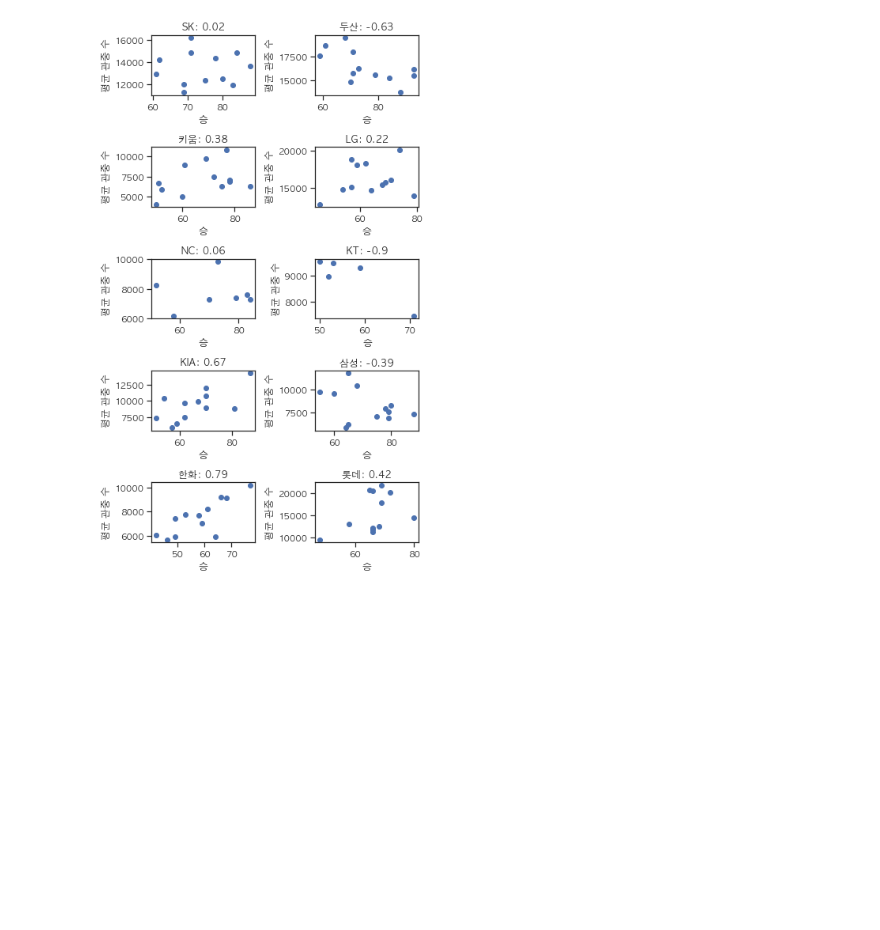
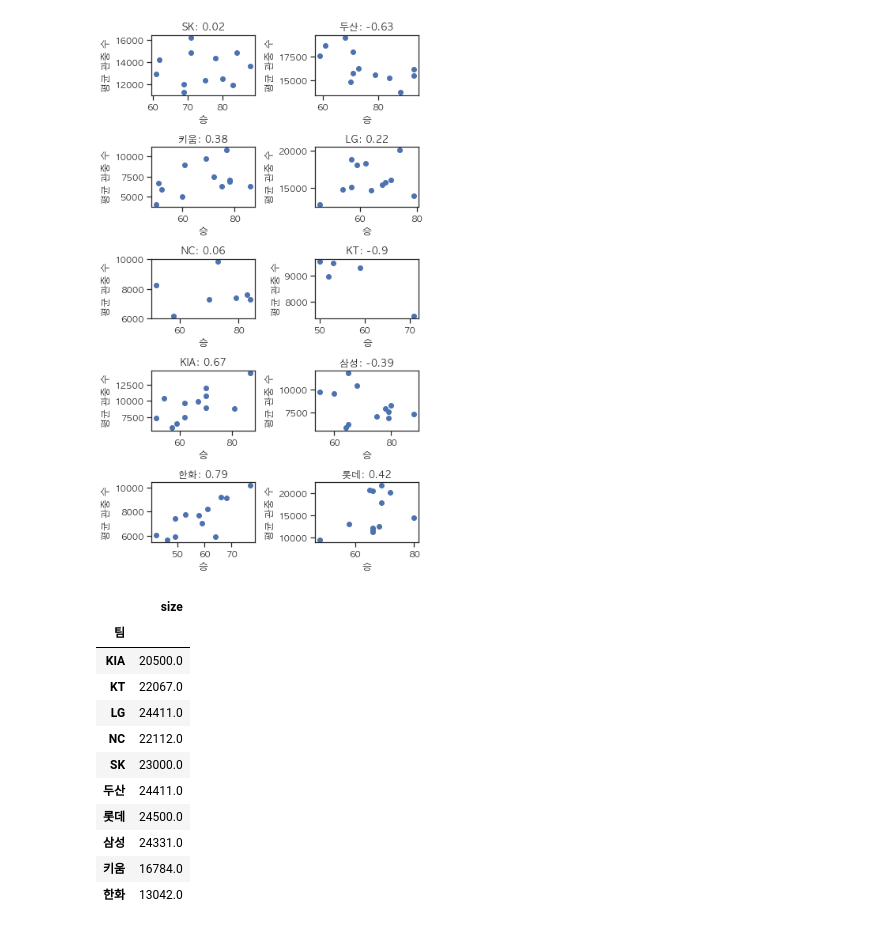
Before and after one commit to sulmasulma/baseball, a Jupyter notebook: data_analysis.ipynb, the cells around one changed output. Saved outputs shown, nothing was run; the diff lists cells and outputs as text; code cells hidden in the pictures; blank space fills up the shorter version.

```diff
--- a/data_analysis.ipynb
+++ b/data_analysis.ipynb
@@ -400,3 +400,18 @@ for team in teams:
     plt.tight_layout()# 팀별 관중수 그래프
 # %% [output]
 [figure]
+# %%
+df[['팀', 'size']].groupby('팀').first()
+# %% [output]
+|  | size |
+| 팀 |  |
+| KIA | 20500.0 |
+| KT | 22067.0 |
+| LG | 24411.0 |
+| NC | 22112.0 |
+| SK | 23000.0 |
+| 두산 | 24411.0 |
+| 롯데 | 24500.0 |
+| 삼성 | 24331.0 |
+| 키움 | 16784.0 |
+| 한화 | 13042.0 |
```
